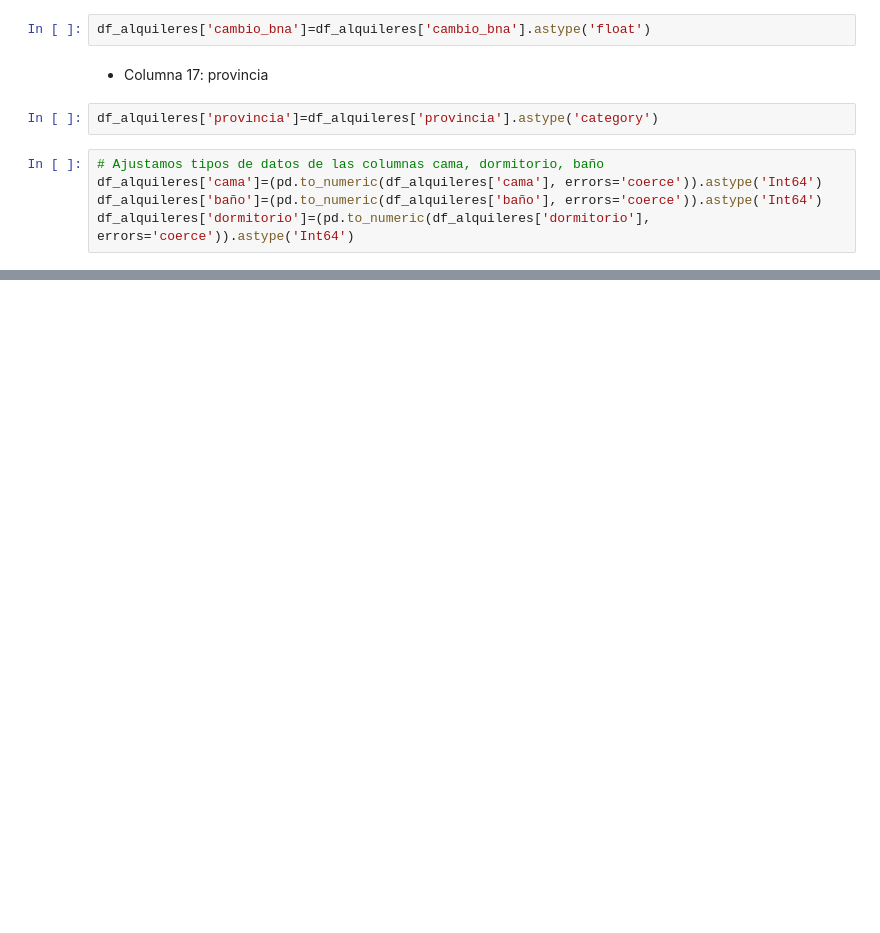
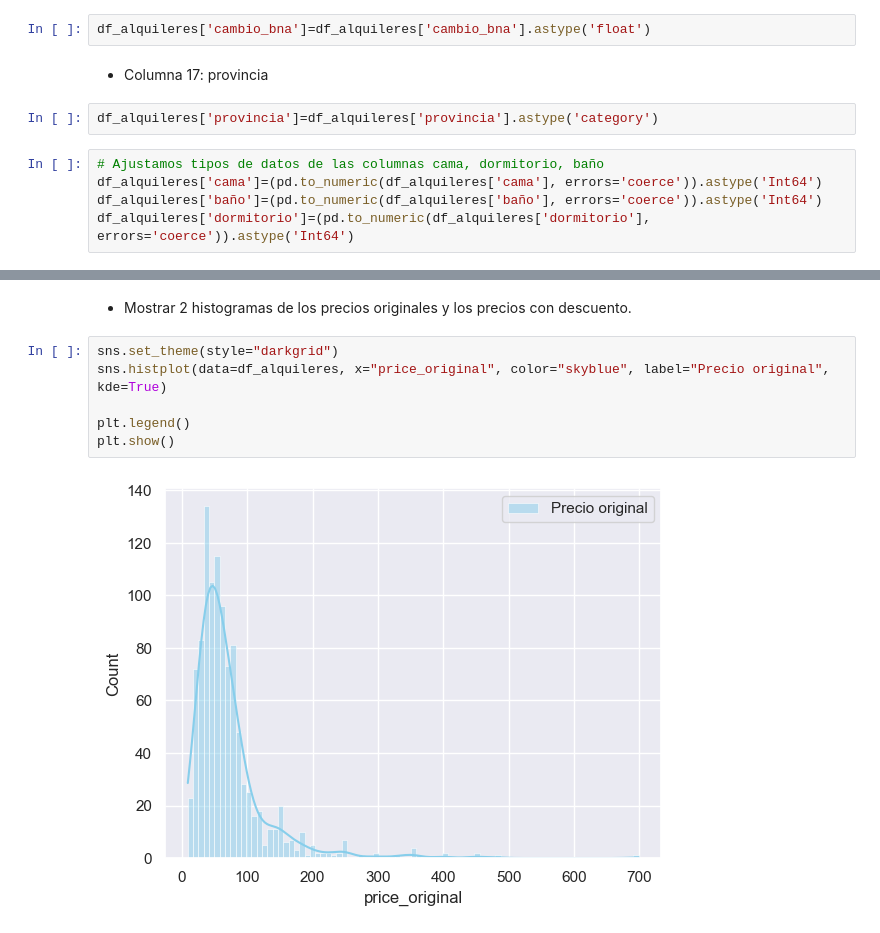
Before and after one commit to carlos1680/CPEDWObligatorio, a Jupyter notebook: trabajo.ipynb, the cells around one changed output, grey strips where cells are left out. Drawn from its saved outputs; the diff is of its cells as text; blank space fills up the shorter version.

```diff
--- a/trabajo.ipynb
+++ b/trabajo.ipynb
@@ -1927,0 +907,10 @@ memory usage: 159.8+ KB
+# %% [markdown]
+* Mostrar 2 histogramas de los precios originales y los precios con descuento.
+# %%
+sns.set_theme(style="darkgrid")
+sns.histplot(data=df_alquileres, x="price_original", color="skyblue", label="Precio original", kde=True)
+
+plt.legend()
+plt.show()
+# %% [output]
+[figure, added]
```
Also changed, not shown: parts of 138 cells of this notebook.
